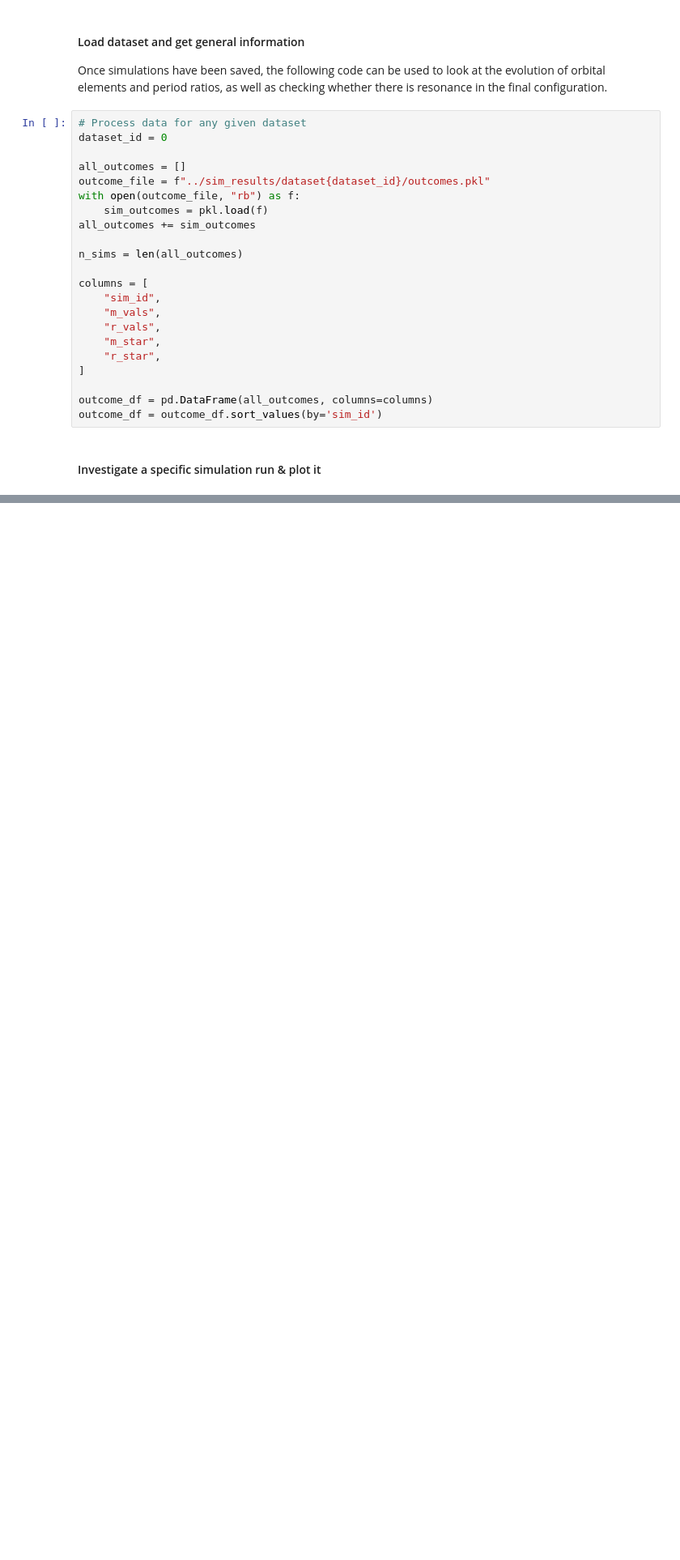
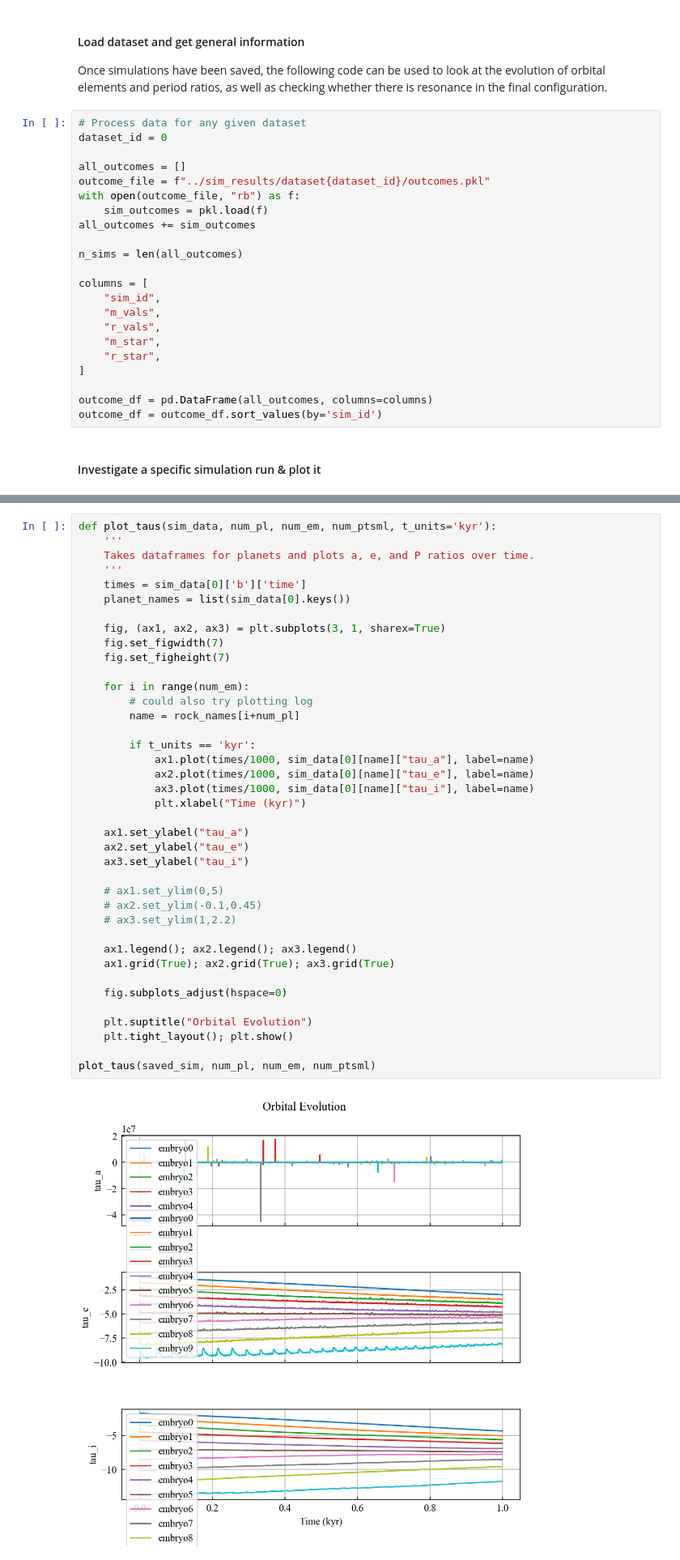
Before and after one commit to dchen10Git/uh-ifa-reu-2026, a Jupyter notebook: pilot.ipynb, the cells around one changed output, grey strips where cells are left out. Shown at 81% size. Cells and saved outputs as stored; diff of their text form; blank space fills up the shorter version.

```diff
--- a/pilot.ipynb
+++ b/pilot.ipynb
@@ -112 +191,42 @@ reb_sims.plot_system(saved_sim)
+# %%
+def plot_taus(sim_data, num_pl, num_em, num_ptsml, t_units='kyr'):
+    '''
+    Takes dataframes for planets and plots a, e, and P ratios over time.
+    '''
+    times = sim_data[0]['b']['time']
+    planet_names = list(sim_data[0].keys())
+
+    fig, (ax1, ax2, ax3) = plt.subplots(3, 1, sharex=True)
+    fig.set_figwidth(7)
+    fig.set_figheight(7)
+
+    for i in range(num_em):
+        # could also try plotting log
+        name = rock_names[i+num_pl]
+
+        if t_units == 'kyr':
+            ax1.plot(times/1000, sim_data[0][name]["tau_a"], label=name)
+            ax2.plot(times/1000, sim_data[0][name]["tau_e"], label=name)
+            ax3.plot(times/1000, sim_data[0][name]["tau_i"], label=name)
+            plt.xlabel("Time (kyr)")
+
+    ax1.set_ylabel("tau_a")
+    ax2.set_ylabel("tau_e")
+    ax3.set_ylabel("tau_i")
+
+    # ax1.set_ylim(0,5)
+    # ax2.set_ylim(-0.1,0.45)
+    # ax3.set_ylim(1,2.2)
+
+    ax1.legend(); ax2.legend(); ax3.legend()
+    ax1.grid(True); ax2.grid(True); ax3.grid(True)
+
+    fig.subplots_adjust(hspace=0)
+
+    plt.suptitle("Orbital Evolution")
+    plt.tight_layout(); plt.show()
+
+plot_taus(saved_sim, num_pl, num_em, num_ptsml)
+# %% [output]
+[figure, added]
 # %%
```
Also changed, not shown: parts of 5 cells of this notebook, 1 other file.
